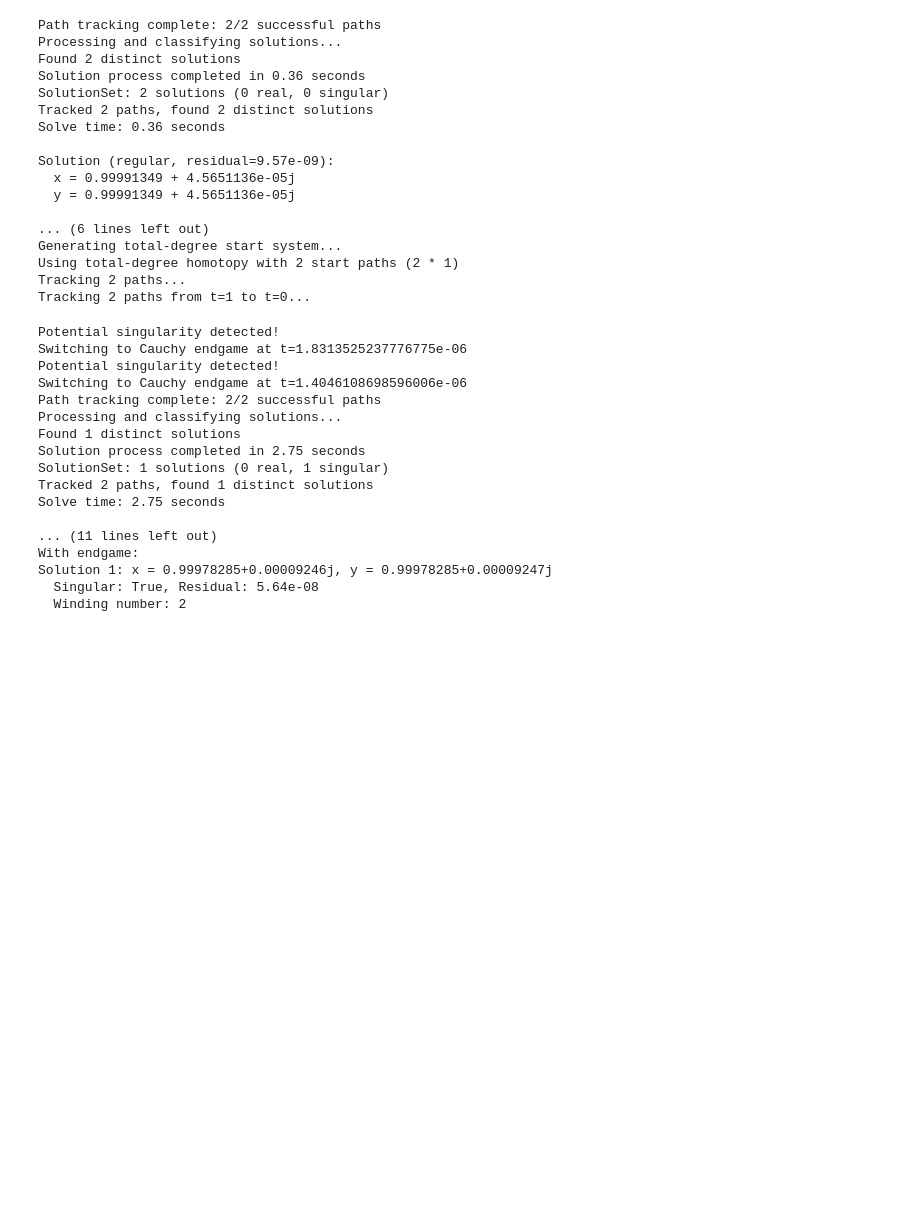
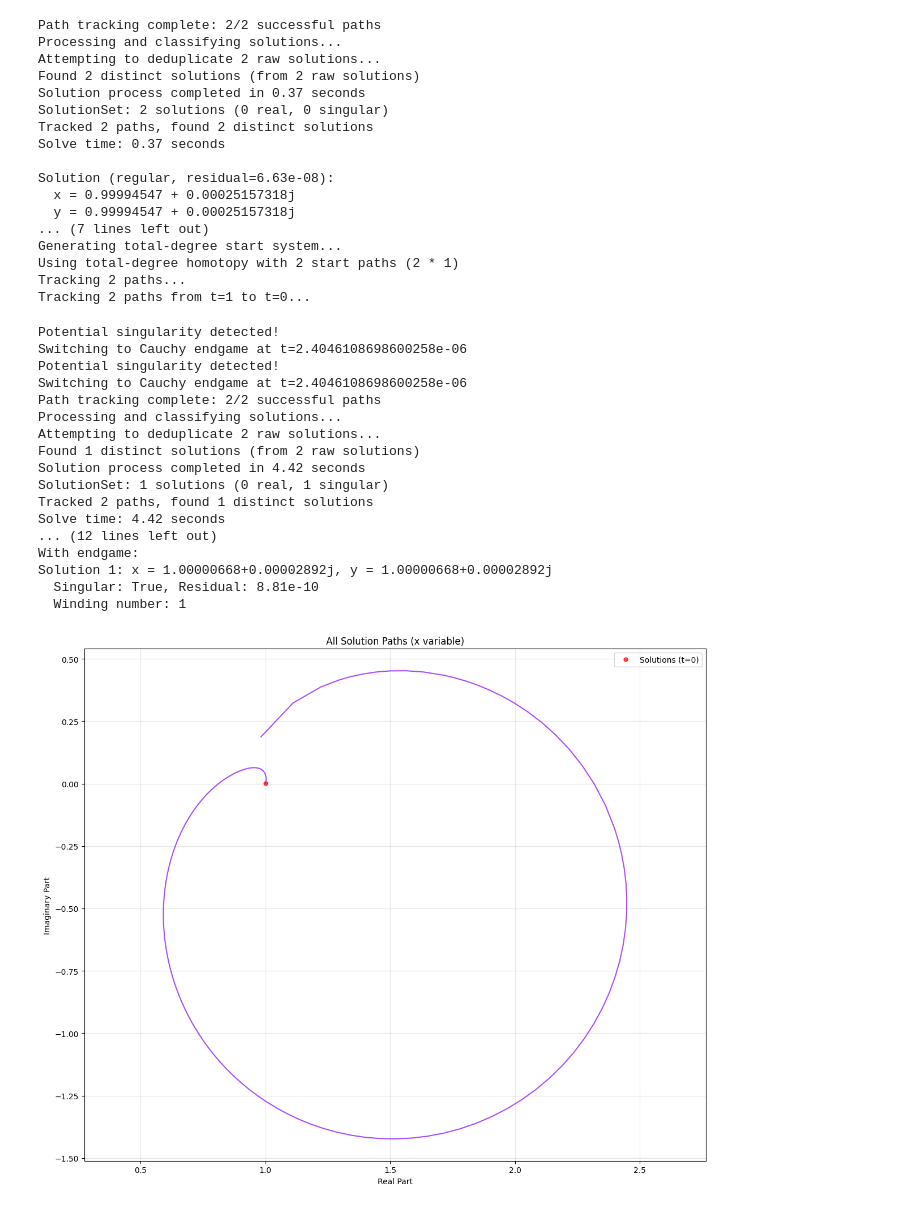
Before and after one commit to sebastian-griego/pyContinuum, a Jupyter notebook: trying_examples.ipynb, the cells around one changed output. Saved outputs shown, nothing was run; the diff lists cells and outputs as text; code cells hidden in the pictures; blank space fills up the shorter version.

```diff
--- a/trying_examples.ipynb
+++ b/trying_examples.ipynb
@@ -138,8 +157,10 @@ print(result_without_endgame)
 
 print("\n=== Solving WITH endgame ===")
 # Lower the endgame_start threshold to start endgame earlier
-result_with_endgame = solve(system, use_endgame=True, verbose=True, tol=1e-8)
+result_with_endgame = solve(system, use_endgame=True, verbose=True, tol=1e-8, store_paths=True)
 print(result_with_endgame)
+
+
 
 # Analyze results
 print("\n=== Solution Analysis ===")
@@ -154,5 +175,22 @@ for i, sol in enumerate(result_with_endgame):
     print(f"  Singular: {sol.is_singular}, Residual: {sol.residual:.2e}")
     if hasattr(sol, 'winding_number'):
         print(f"  Winding number: {sol.winding_number}")
+
+
+# Collect all paths that have tracking data
+all_paths = [sol.path_points for sol in result_with_endgame if sol.path_points]
+
+if all_paths:
+    # Plot all paths for x variable
+    fig = plot_all_paths(all_paths, var_idx=0,
+                         title="All Solution Paths (x variable)",
+                         alpha=0.7)  # Adjust transparency if needed
+    plt.show()
+
+    # You can also plot the y variable paths
+    fig2 = plot_all_paths(all_paths, var_idx=1,
+                         title="All Solution Paths (y variable)",
+                         alpha=0.7)
+    plt.show()
 # %% [output]
 Polynomial System:
@@ -165,38 +203,39 @@ Variables used for solving: [x, y]
 Generating total-degree start system...
 Using total-degree homotopy with 2 start paths (2 * 1)
 Tracking 2 paths...
 Tracking 2 paths from t=1 to t=0...
 Path tracking complete: 2/2 successful paths
 Processing and classifying solutions...
-Found 2 distinct solutions
-Solution process completed in 0.36 seconds
+Attempting to deduplicate 2 raw solutions...
+Found 2 distinct solutions (from 2 raw solutions)
+Solution process completed in 0.37 seconds
 SolutionSet: 2 solutions (0 real, 0 singular)
 Tracked 2 paths, found 2 distinct solutions
-Solve time: 0.36 seconds
+Solve time: 0.37 seconds
 
-Solution (regular, residual=9.57e-09):
-  x = 0.99991349 + 4.5651136e-05j
-  y = 0.99991349 + 4.5651136e-05j
-
-... (6 lines left out)
+Solution (regular, residual=6.63e-08):
+  x = 0.99994547 + 0.00025157318j
+  y = 0.99994547 + 0.00025157318j
+... (7 lines left out)
 Generating total-degree start system...
 Using total-degree homotopy with 2 start paths (2 * 1)
 Tracking 2 paths...
 Tracking 2 paths from t=1 to t=0...
 Potential singularity detected!
-Switching to Cauchy endgame at t=1.8313525237776775e-06
+Switching to Cauchy endgame at t=2.4046108698600258e-06
 Potential singularity detected!
-Switching to Cauchy endgame at t=1.4046108698596006e-06
+Switching to Cauchy endgame at t=2.4046108698600258e-06
 Path tracking complete: 2/2 successful paths
 Processing and classifying solutions...
-Found 1 distinct solutions
-Solution process completed in 2.75 seconds
+Attempting to deduplicate 2 raw solutions...
+Found 1 distinct solutions (from 2 raw solutions)
+Solution process completed in 4.42 seconds
 SolutionSet: 1 solutions (0 real, 1 singular)
 Tracked 2 paths, found 1 distinct solutions
-Solve time: 2.75 seconds
-
-... (11 lines left out)
+Solve time: 4.42 seconds
+... (12 lines left out)
 With endgame:
-Solution 1: x = 0.99978285+0.00009246j, y = 0.99978285+0.00009247j
-  Singular: True, Residual: 5.64e-08
-  Winding number: 2
+Solution 1: x = 1.00000668+0.00002892j, y = 1.00000668+0.00002892j
+  Singular: True, Residual: 8.81e-10
+  Winding number: 1
+[figure, added]
```
Also changed, not shown: parts of 5 cells of this notebook.
